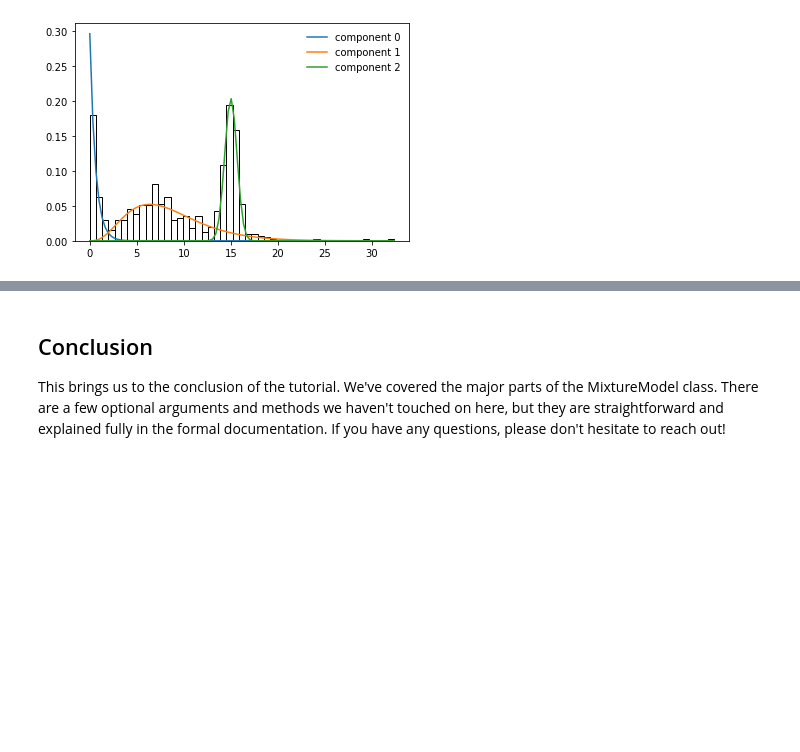
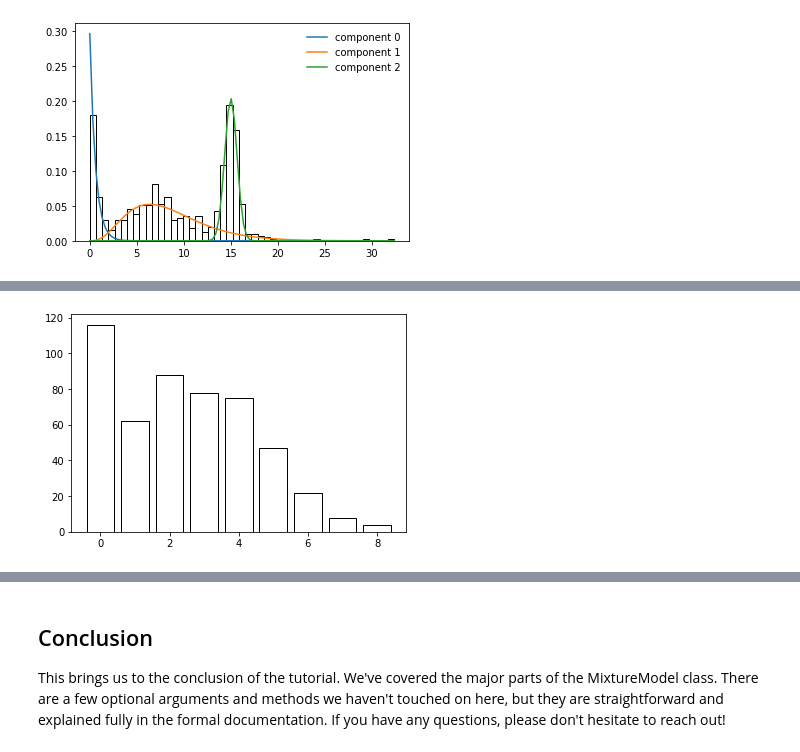
Before and after one commit to marcsingleton/mixmod, a Jupyter notebook: tutorial.ipynb, the cells around one changed output, grey strips where cells are left out. Cells and saved outputs as stored; diff of their text form; code cells hidden in the pictures; blank space fills up the shorter version.

Commit message:
Added zero-inflated example

```diff
--- a/tutorial.ipynb
+++ b/tutorial.ipynb
@@ -289,0 +296,9 @@ plt.legend(frameon=False);
+# %%
+rvs0 = np.zeros(100)
+rvs1 = stats.poisson.rvs(mu=3, size=400, random_state=1)
+rvs = np.concatenate([rvs0, rvs1])
+
+x, h = np.unique(rvs, return_counts=True)
+plt.bar(x, h, facecolor='white', edgecolor='black');
+# %% [output]
+[figure, added]
```
Also changed, not shown: parts of 11 cells of this notebook.
